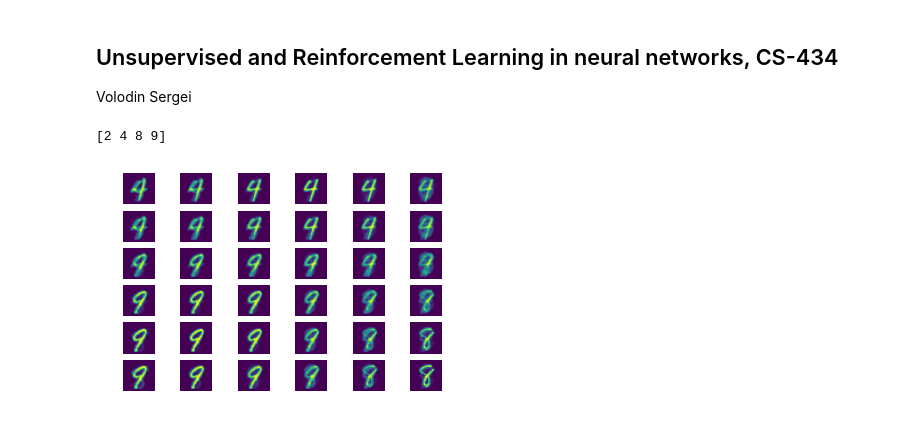
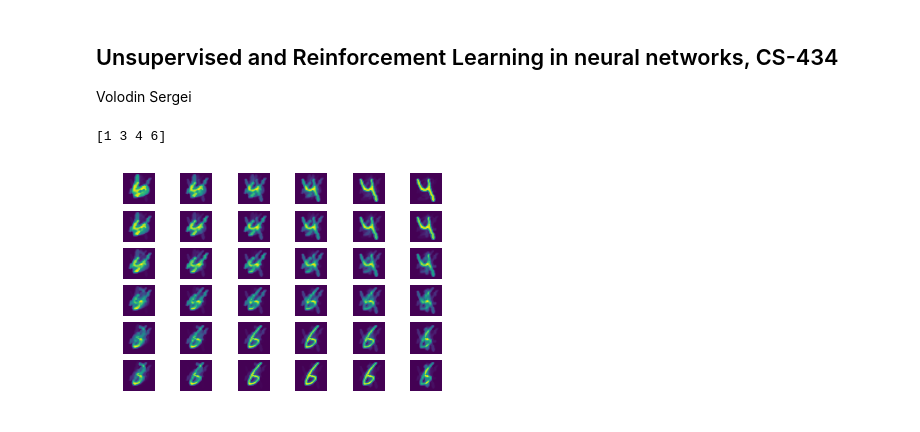
Before and after one commit to sergeivolodin/U_RL, a Jupyter notebook: miniproject1/Solution.ipynb, the cells around one changed output. Drawn from its saved outputs; the diff is of its cells as text; code cells hidden in the pictures.

Commit message:
Set the name

```diff
--- a/miniproject1/Solution.ipynb
+++ b/miniproject1/Solution.ipynb
@@ -19,7 +19,7 @@ def kohonen():
     labels = np.loadtxt('labels.txt')
 
     # select 4 digits
-    name = 'Marc-Oliver Gewaltig' # REPLACE BY YOUR OWN NAME
+    name = 'Sergei Volodin' # REPLACE BY YOUR OWN NAME
     targetdigits = name2digits(name) # assign the four digits that should be used
     print(targetdigits) # output the digits that were selected
     # this selects all data vectors that corresponds to one of the four digits
@@ -115,32 +115,32 @@ def name2digits(name):
 
      Example:
      name2digits('Felipe Gerhard')
      returns: [0 4 5 7]
      """
 
     name = name.lower()
 
     if len(name)>25:
         name = name[0:25]
 
     primenumbers = [2,3,5,7,11,13,17,19,23,29,31,37,41,43,47,53,59,61,67,71,73,79,83,89,97]
 
     n = len(name)
 
     s = 0.0
 
     for i in range(n):
         s += primenumbers[i]*ord(name[i])*2.0**(i+1)
 
     Data = scipy.io.matlab.loadmat('hash.mat',struct_as_record=True)
     x = Data['x']
     t = np.int(np.mod(s,x.shape[0]))
 
     return np.sort(x[t,:])
 
 
 if __name__ == "__main__":
     kohonen()
 # %% [output]
-[2 4 8 9]
+[1 3 4 6]
-[figure, old version]
+[figure, new version]
```
